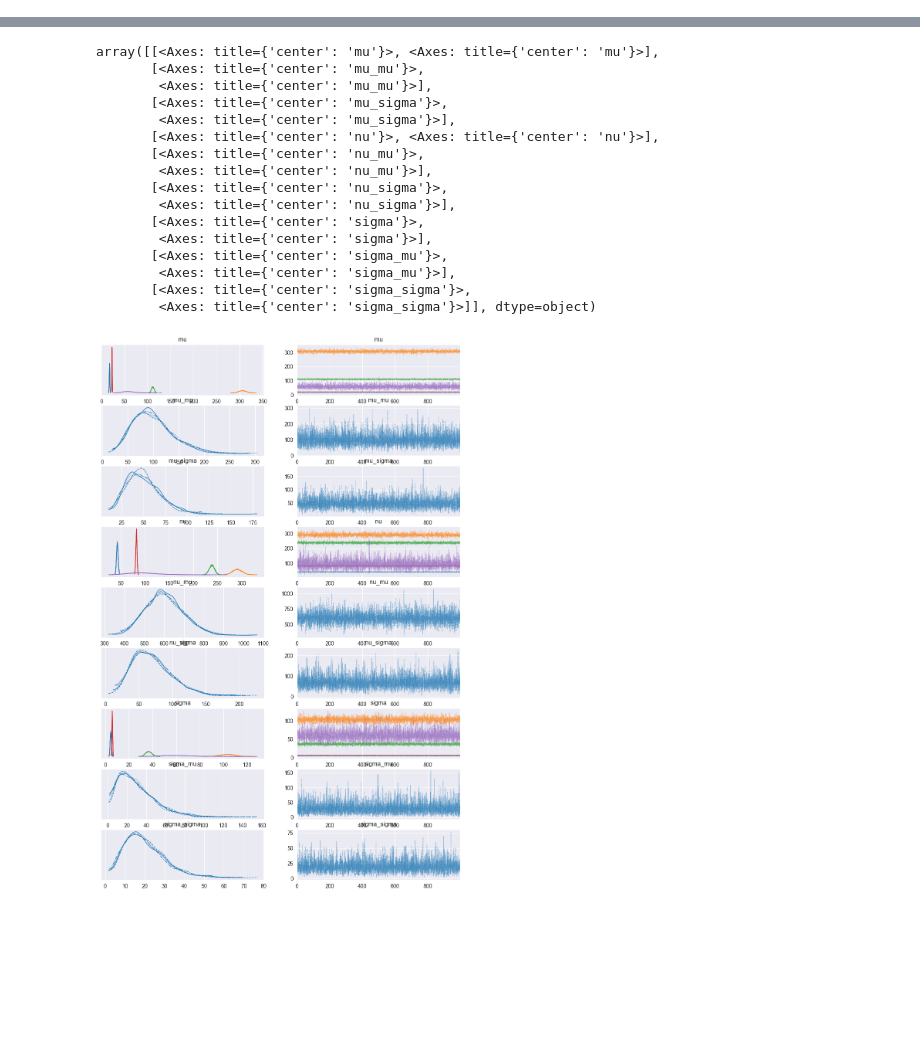
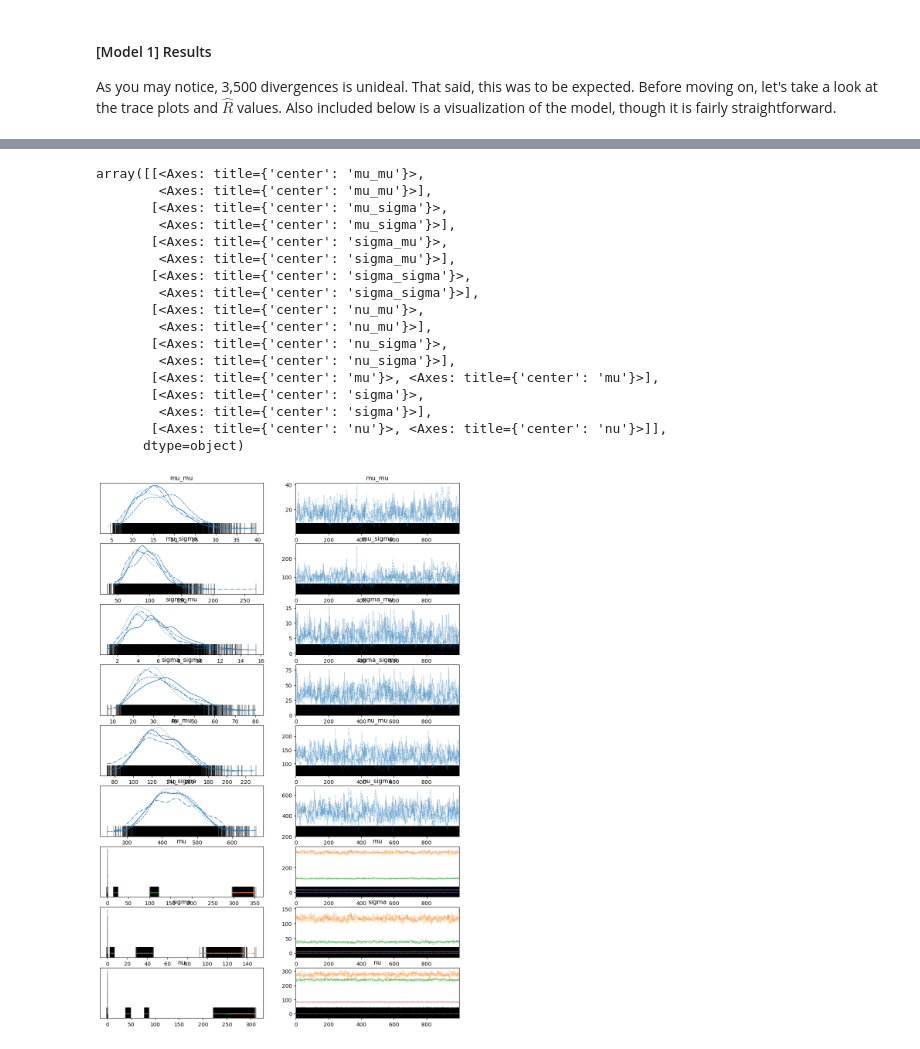
Before and after one commit to MaliciousFiles/data-science-fundamentals, a Jupyter notebook: Unit4/MalcRoalU4proj.ipynb, the cells around one changed output, grey strips where cells are left out. Saved outputs shown, nothing was run; the diff lists cells and outputs as text; code cells hidden in the pictures; blank space fills up the shorter version.

```diff
--- a/Unit4/MalcRoalU4proj.ipynb
+++ b/Unit4/MalcRoalU4proj.ipynb
@@ -30,5 +43,5 @@ coords = {"spawn_category": data.spawn_category.cat.categories}
 # %%
-with pm.Model(coords = coords) as model:
+with pm.Model(coords = coords) as model_bad:
     mu_mu = pm.Gamma('mu_mu', mu = 100, sigma = 40)                                     # mean of means of normal
     mu_sigma = pm.Gamma('mu_sigma', mu = 50, sigma = 20)                                # std dev of means of normal
 
@@ -44,7 +57,7 @@ with pm.Model(coords = coords) as model:
 
     y = pm.ExGaussian('y', mu=mu[idx], sigma=sigma[idx], nu=nu[idx], observed=data.distance)
 
-    idata = pm.sample(progressbar=True)#target_accept = 0.95)
+    idata_bad = pm.sample()
 # %% [output]
 Auto-assigning NUTS sampler...
 Initializing NUTS using jitter+adapt_diag...
@@ -54 +71,4 @@ NUTS: [mu_mu, mu_sigma, sigma_mu, sigma_sigma, nu_mu, nu_sigma, mu, sigma, nu]
+# %% [markdown]
+#### [Model 1] Results
+As you may notice, 3,500 divergences is unideal. That said, this was to be expected. Before moving on, let's take a look at the trace plots and $\hat{R}$ values. Also included below is a visualization of the model, though it is fairly straightforward.
 # %%
@@ -56,23 +76,24 @@ pm.model_to_graphviz(model)
 # %% [output]
 [drawing not drawn]
 # %%
-az.plot_trace(idata)
+az.plot_trace(idata_bad)
 # %% [output]
-array([[<Axes: title={'center': 'mu'}>, <Axes: title={'center': 'mu'}>],
-       [<Axes: title={'center': 'mu_mu'}>,
+array([[<Axes: title={'center': 'mu_mu'}>,
         <Axes: title={'center': 'mu_mu'}>],
        [<Axes: title={'center': 'mu_sigma'}>,
         <Axes: title={'center': 'mu_sigma'}>],
-       [<Axes: title={'center': 'nu'}>, <Axes: title={'center': 'nu'}>],
+       [<Axes: title={'center': 'sigma_mu'}>,
+        <Axes: title={'center': 'sigma_mu'}>],
+       [<Axes: title={'center': 'sigma_sigma'}>,
+        <Axes: title={'center': 'sigma_sigma'}>],
        [<Axes: title={'center': 'nu_mu'}>,
         <Axes: title={'center': 'nu_mu'}>],
        [<Axes: title={'center': 'nu_sigma'}>,
         <Axes: title={'center': 'nu_sigma'}>],
+       [<Axes: title={'center': 'mu'}>, <Axes: title={'center': 'mu'}>],
        [<Axes: title={'center': 'sigma'}>,
         <Axes: title={'center': 'sigma'}>],
-       [<Axes: title={'center': 'sigma_mu'}>,
-        <Axes: title={'center': 'sigma_mu'}>],
-       [<Axes: title={'center': 'sigma_sigma'}>,
-        <Axes: title={'center': 'sigma_sigma'}>]], dtype=object)
+       [<Axes: title={'center': 'nu'}>, <Axes: title={'center': 'nu'}>]],
+      dtype=object)
-[figure, old version]
+[figure, new version]
 # %%
```
Also changed, not shown: parts of 26 cells of this notebook.
